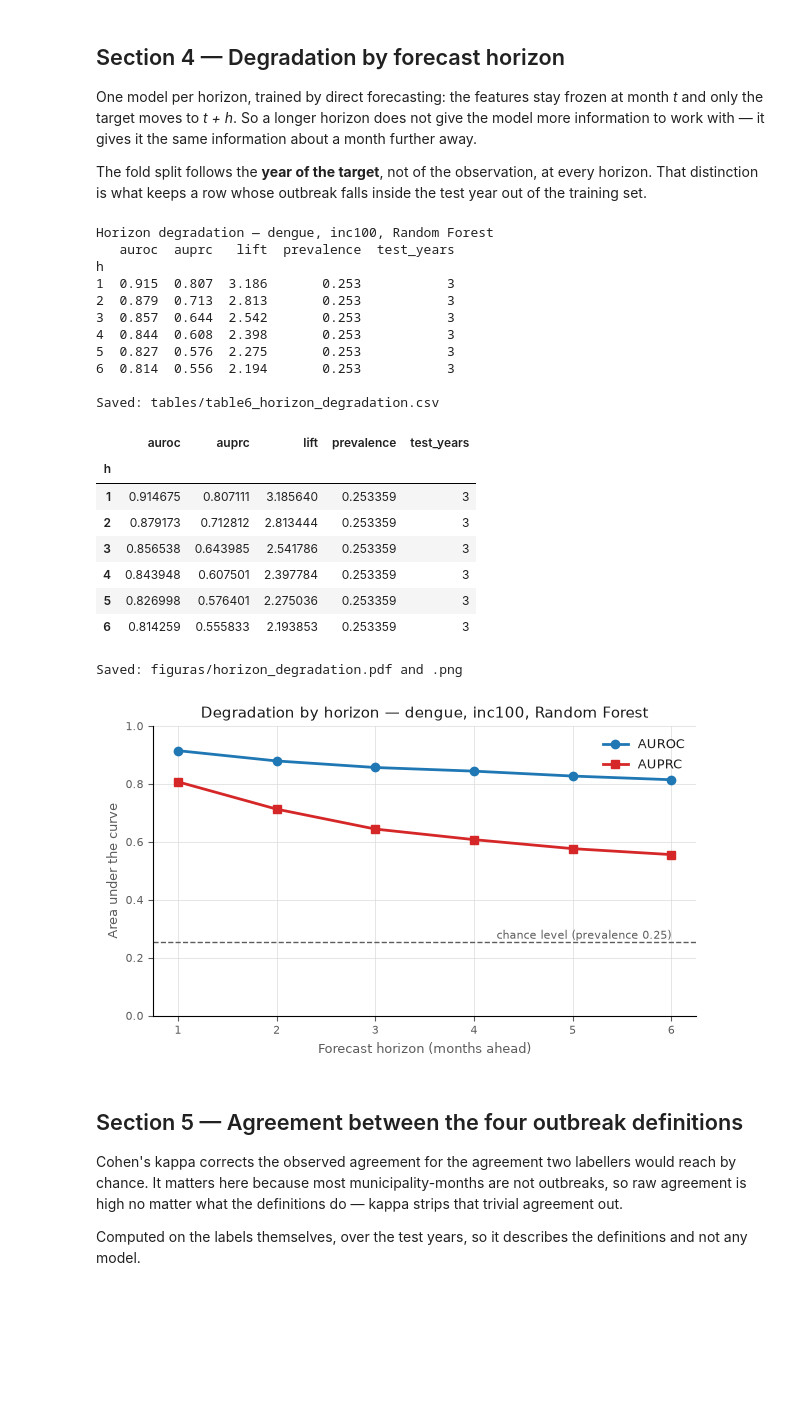
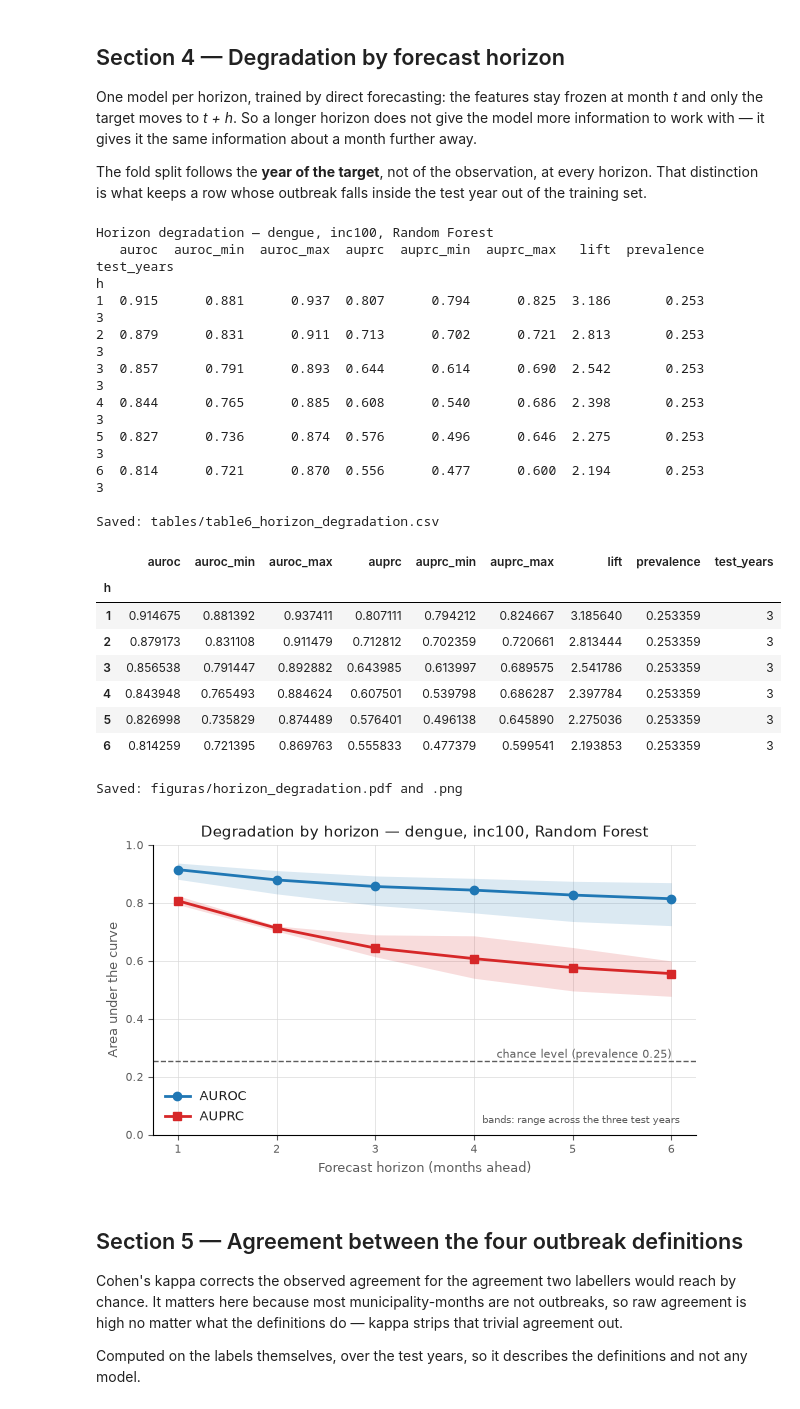
Before and after one commit to LVinaud/arboviral-outbreak-onset, a Jupyter notebook: notebooks/04_results.ipynb, the cells around one changed output. Saved outputs shown, nothing was run; the diff lists cells and outputs as text; code cells hidden in the pictures; blank space fills up the shorter version.

```diff
--- a/notebooks/04_results.ipynb
+++ b/notebooks/04_results.ipynb
@@ -458,7 +479,9 @@ for h in HORIZONS:
     prev = prevalence_of(combo)
     rows.append({"h": h,
                  "auroc": rf_rows["auroc"].mean(),
+                 "auroc_min": rf_rows["auroc"].min(), "auroc_max": rf_rows["auroc"].max(),
                  "auprc": rf_rows["auprc"].mean(),
+                 "auprc_min": rf_rows["auprc"].min(), "auprc_max": rf_rows["auprc"].max(),
                  "lift": rf_rows["auprc"].mean() / prev,
                  "prevalence": prev,
                  "test_years": len(rf_rows)})
@@ -475,24 +498,24 @@ if horizon_table is not None:
 horizon_table
 # %% [output]
 Horizon degradation — dengue, inc100, Random Forest
-   auroc  auprc   lift  prevalence  test_years
+   auroc  auroc_min  auroc_max  auprc  auprc_min  auprc_max   lift  prevalence  test_years
 h
-1  0.915  0.807  3.186       0.253           3
-2  0.879  0.713  2.813       0.253           3
-3  0.857  0.644  2.542       0.253           3
-4  0.844  0.608  2.398       0.253           3
-5  0.827  0.576  2.275       0.253           3
-6  0.814  0.556  2.194       0.253           3
+1  0.915      0.881      0.937  0.807      0.794      0.825  3.186       0.253           3
+2  0.879      0.831      0.911  0.713      0.702      0.721  2.813       0.253           3
+3  0.857      0.791      0.893  0.644      0.614      0.690  2.542       0.253           3
+4  0.844      0.765      0.885  0.608      0.540      0.686  2.398       0.253           3
+5  0.827      0.736      0.874  0.576      0.496      0.646  2.275       0.253           3
+6  0.814      0.721      0.870  0.556      0.477      0.600  2.194       0.253           3
 
 Saved: tables/table6_horizon_degradation.csv
-|  | auroc | auprc | lift | prevalence | test_years |
-| h |  |  |  |  |  |
-| 1 | 0.914675 | 0.807111 | 3.185640 | 0.253359 | 3 |
-| 2 | 0.879173 | 0.712812 | 2.813444 | 0.253359 | 3 |
-| 3 | 0.856538 | 0.643985 | 2.541786 | 0.253359 | 3 |
-| 4 | 0.843948 | 0.607501 | 2.397784 | 0.253359 | 3 |
-| 5 | 0.826998 | 0.576401 | 2.275036 | 0.253359 | 3 |
-| 6 | 0.814259 | 0.555833 | 2.193853 | 0.253359 | 3 |
+|  | auroc | auroc_min | auroc_max | auprc | auprc_min | auprc_max | lift | prevalence | test_years |
+| h |  |  |  |  |  |  |  |  |  |
+| 1 | 0.914675 | 0.881392 | 0.937411 | 0.807111 | 0.794212 | 0.824667 | 3.185640 | 0.253359 | 3 |
+| 2 | 0.879173 | 0.831108 | 0.911479 | 0.712812 | 0.702359 | 0.720661 | 2.813444 | 0.253359 | 3 |
+| 3 | 0.856538 | 0.791447 | 0.892882 | 0.643985 | 0.613997 | 0.689575 | 2.541786 | 0.253359 | 3 |
+| 4 | 0.843948 | 0.765493 | 0.884624 | 0.607501 | 0.539798 | 0.686287 | 2.397784 | 0.253359 | 3 |
+| 5 | 0.826998 | 0.735829 | 0.874489 | 0.576401 | 0.496138 | 0.645890 | 2.275036 | 0.253359 | 3 |
+| 6 | 0.814259 | 0.721395 | 0.869763 | 0.555833 | 0.477379 | 0.599541 | 2.193853 | 0.253359 | 3 |
 # %%
 # --- Figure: the degradation curve ---
 # Two series, one axis (both are areas under a curve, same 0-1 scale) — never a
@@ -501,6 +524,12 @@ C_AUROC, C_AUPRC = "#1f77b4", "#d62728"
 
 if horizon_table is not None and len(horizon_table) > 1:
     fig, ax = plt.subplots(figsize=(6.2, 3.8))
+    # Band = lowest to highest of the three test years, the same convention used
+    # in every figure here.
+    ax.fill_between(horizon_table.index, horizon_table["auroc_min"],
+                    horizon_table["auroc_max"], color=C_AUROC, alpha=0.16, lw=0)
+    ax.fill_between(horizon_table.index, horizon_table["auprc_min"],
+                    horizon_table["auprc_max"], color=C_AUPRC, alpha=0.16, lw=0)
     ax.plot(horizon_table.index, horizon_table["auroc"], color=C_AUROC,
             linewidth=2, marker="o", markersize=6, label="AUROC")
     ax.plot(horizon_table.index, horizon_table["auprc"], color=C_AUPRC,
@@ -508,34 +537,36 @@ if horizon_table is not None and len(horizon_table) > 1:
 
     # The prevalence line is the reference AUPRC would reach by chance; without it
     # the red curve looks like a collapse rather than a controlled decline.
     prev_line = horizon_table["prevalence"].mean()
     ax.axhline(prev_line, color=MUTED, linewidth=1, linestyle="--")
     ax.text(horizon_table.index.max(), prev_line + 0.012,
             f"chance level (prevalence {prev_line:.2f})",
             ha="right", fontsize=8, color=MUTED)
 
     ax.set_xlabel("Forecast horizon (months ahead)", fontsize=9, color=MUTED)
     ax.set_ylabel("Area under the curve", fontsize=9, color=MUTED)
     ax.set_ylim(0, 1)
     ax.set_xticks(list(horizon_table.index))
     ax.grid(True, color=GRID, linewidth=0.6, alpha=0.8)
     ax.set_axisbelow(True)
     for side in ("top", "right"):
         ax.spines[side].set_visible(False)
     ax.tick_params(colors=MUTED, labelsize=8)
     ax.legend(frameon=False, fontsize=9, labelcolor=INK)
+    ax.annotate("bands: range across the three test years", (0.97, 0.04),
+                xycoords="axes fraction", ha="right", fontsize=7.5, color=MUTED)
     ax.set_title("Degradation by horizon — dengue, inc100, Random Forest",
                  fontsize=11, color=INK)
     fig.tight_layout()
     for ext in ("pdf", "png"):
         fig.savefig(FIG_DIR / f"horizon_degradation.{ext}", bbox_inches="tight", dpi=200)
     print("Saved: figuras/horizon_degradation.pdf and .png")
     plt.show()
 else:
     print("Not enough horizons trained yet to draw the curve.")
 # %% [output]
 Saved: figuras/horizon_degradation.pdf and .png
-[figure, old version]
+[figure, new version]
 # %% [markdown]
 ## Section 5 — Agreement between the four outbreak definitions
 
```
Also changed, not shown: parts of 6 cells of this notebook, 15 other files.
